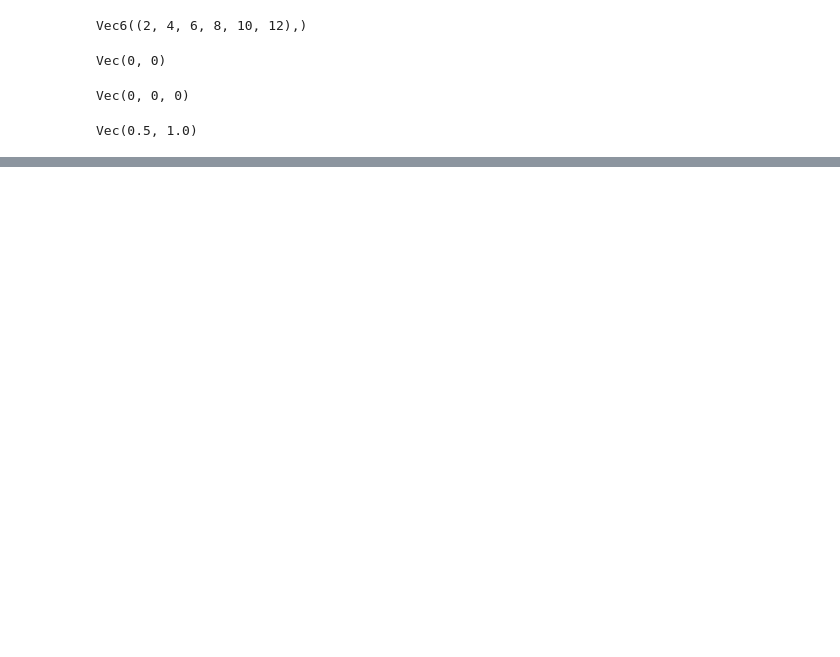
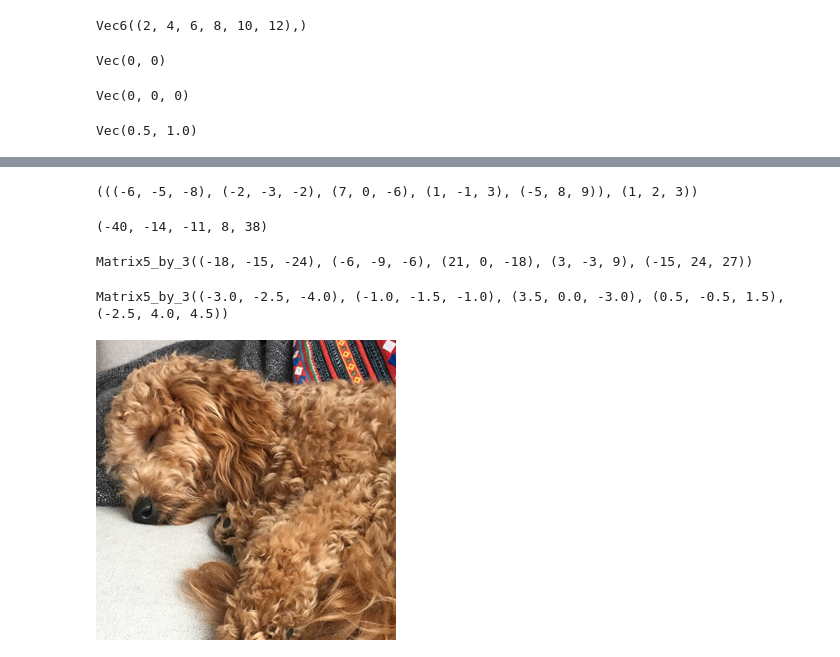
Before and after one commit to Sakurajima-sight/Mathematics-for-programmers-Python, a Jupyter notebook: Chapter 06/Untitled.ipynb, the cells around one changed output, grey strips where cells are left out. Cells and saved outputs as stored; diff of their text form; code cells hidden in the pictures; blank space fills up the shorter version.

```diff
--- a/Chapter 06/Untitled.ipynb
+++ b/Chapter 06/Untitled.ipynb
@@ -931,4 +532,0 @@ class Function2(Vector):
-# %%
-f=Function(lambda x,y:x+y)
-g=Function(lambda x,y:x-y+1)
-(f+g)(3,10)
@@ -936,0 +797,23 @@ g=Function(lambda x,y:x-y+1)
+# %%
+class ImageVector(Vector):
+    size=(300,300)
+    def __init__(self,input):
+        try:
+            img=Image.open(input).resize(ImageVector.size)
+            self.pixels=img.getdata()
+        except:
+            self.pixels=input
+    def image(self):
+        img=Image.new('RGB',ImageVector.size)
+        img.putdata([(int(r),int(g),int(b)) for (r,g,b) in self.pixels])
+        return img
+    def add(self,img2):
+        return ImageVector([(r1+r2,g1+g2,b1+b2) for ((r1,g1,b1),(r2,g2,b2)) in zip(self.pixels,img2.pixels)])
+    def scale(self,scalar):
+        return ImageVector([(scalar*r,scalar*g,scalar*b) for (r,g,b) in self.pixels])
+    @classmethod
+    def zero(cls):
+        total_pixels=cls.size[0]*cls.size[1]
+        return ImageVector([(0,0,0) for _ in range(0,total_pixels)])
+    def _repr_png_(self):
+        return self.image()._repr_png_()
@@ -936,0 +1089,22 @@ g=Function(lambda x,y:x-y+1)
+# %%
+m_5_3=random_matrix(5,3)
+row=(1,2,3)
+m_5_3,row
+# %% [output]
+(((-6, -5, -8), (-2, -3, -2), (7, 0, -6), (1, -1, 3), (-5, 8, 9)), (1, 2, 3))
+# %%
+Matrix5_by_3(m_5_3)*row
+# %% [output]
+(-40, -14, -11, 8, 38)
+# %%
+3*Matrix5_by_3(m_5_3)
+# %% [output]
+Matrix5_by_3((-18, -15, -24), (-6, -9, -6), (21, 0, -18), (3, -3, 9), (-15, 24, 27))
+# %%
+Matrix5_by_3(m_5_3)/2
+# %% [output]
+Matrix5_by_3((-3.0, -2.5, -4.0), (-1.0, -1.5, -1.0), (3.5, 0.0, -3.0), (0.5, -0.5, 1.5), (-2.5, 4.0, 4.5))
+# %%
+ImageVector("melba_sleeping.JPG") + ImageVector.zero()
+# %% [output]
+[figure, added]
```
Also changed, not shown: parts of 105 cells of this notebook, 2 other files.
